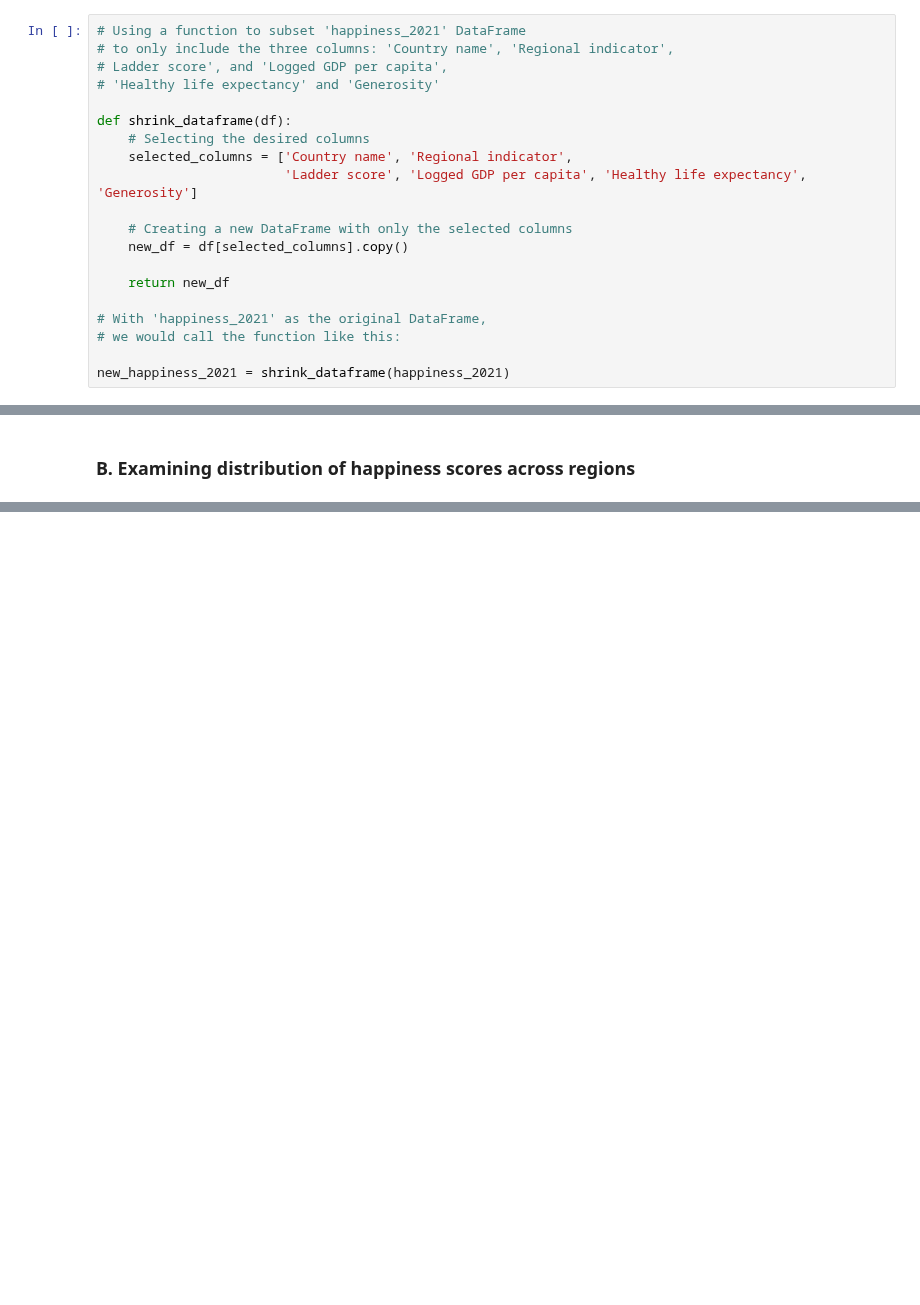
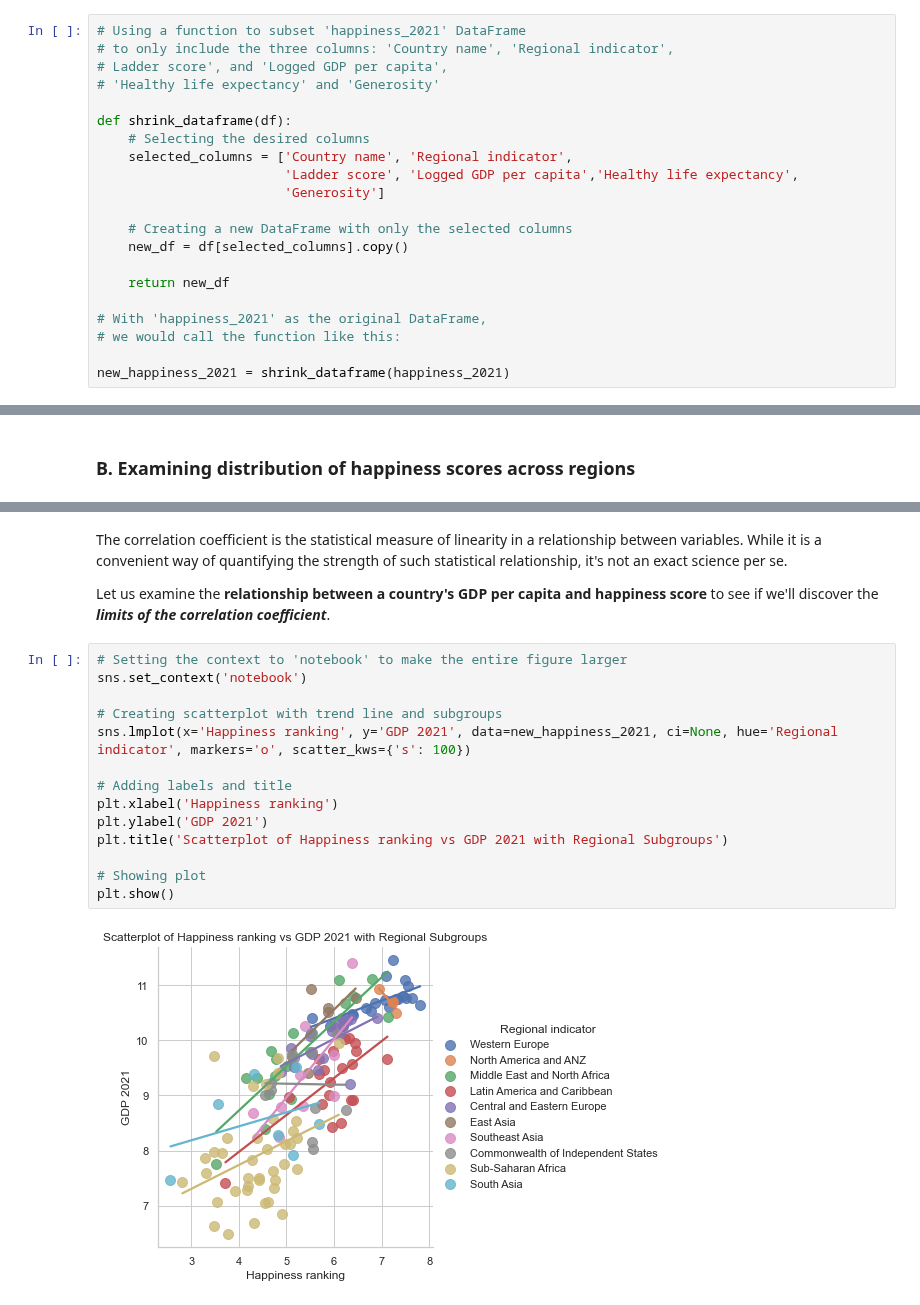
Before and after one commit to anikaarevalo/Happiness_and_world_economy_2021, a Jupyter notebook: Happiness_and_GDP_2021.ipynb, the cells around one changed output, grey strips where cells are left out. Cells and saved outputs as stored; diff of their text form; blank space fills up the shorter version.

```diff
--- a/Happiness_and_GDP_2021.ipynb
+++ b/Happiness_and_GDP_2021.ipynb
@@ -91,7 +91,8 @@ Index(['Country name', 'Regional indicator', 'Ladder score',
 def shrink_dataframe(df):
     # Selecting the desired columns
     selected_columns = ['Country name', 'Regional indicator',
-                        'Ladder score', 'Logged GDP per capita', 'Healthy life expectancy', 'Generosity']
+                        'Ladder score', 'Logged GDP per capita','Healthy life expectancy',
+                        'Generosity']
 
     # Creating a new DataFrame with only the selected columns
     new_df = df[selected_columns].copy()
@@ -524,0 +526,20 @@ The correlation between life expectancy and happiness scores in 2021 is roughly
+# %% [markdown]
+The correlation coefficient is the statistical measure of linearity in a relationship between variables. While it is a convenient way of quantifying the strength of such statistical relationship, it's not an exact science per se.
+
+Let us examine the <b>relationship between a country's GDP per capita and happiness score</b> to see if we'll discover the <b><i>limits of the correlation coefficient</i></b>.
+# %%
+# Setting the context to 'notebook' to make the entire figure larger
+sns.set_context('notebook')
+
+# Creating scatterplot with trend line and subgroups
+sns.lmplot(x='Happiness ranking', y='GDP 2021', data=new_happiness_2021, ci=None, hue='Regional indicator', markers='o', scatter_kws={'s': 100})
+
+# Adding labels and title
+plt.xlabel('Happiness ranking')
+plt.ylabel('GDP 2021')
+plt.title('Scatterplot of Happiness ranking vs GDP 2021 with Regional Subgroups')
+
+# Showing plot
+plt.show()
+# %% [output]
+[figure, added]
```
Also changed, not shown: parts of 59 cells of this notebook.
